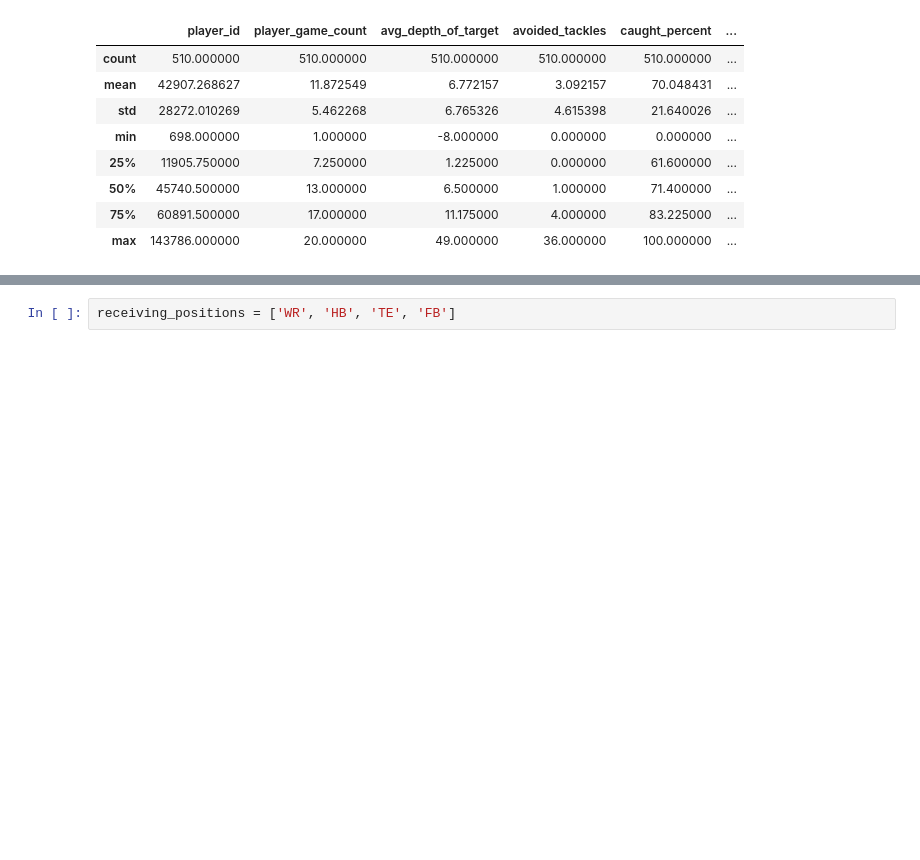
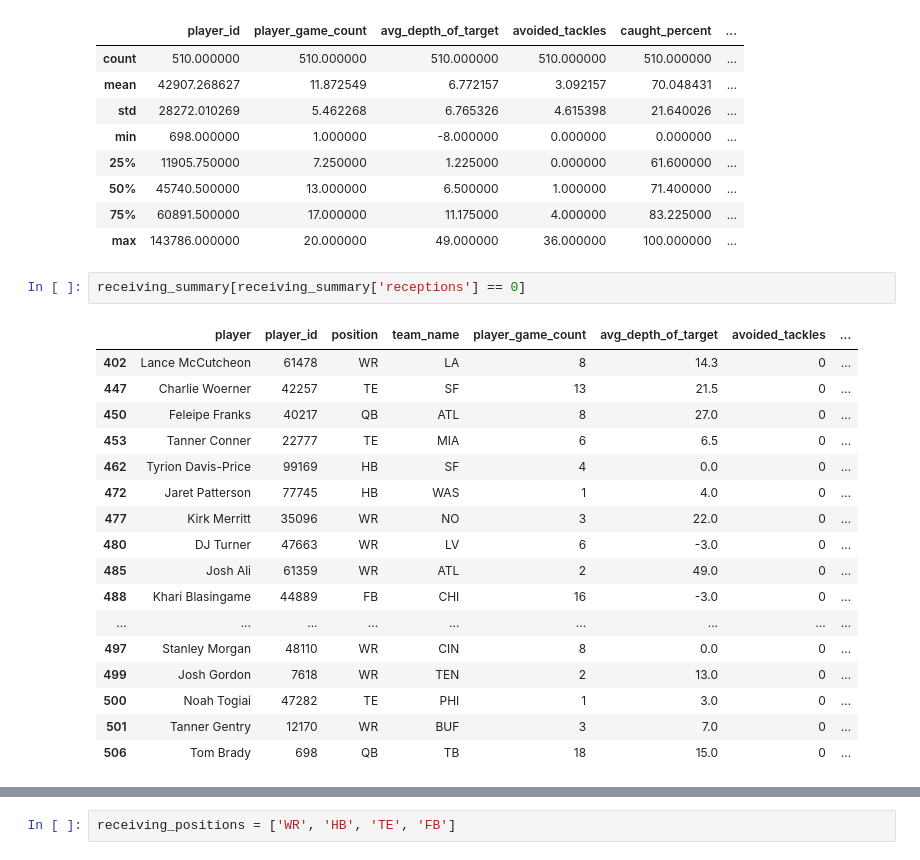
Before and after one commit to kchander92/NYCDSA-Data-Analysis-Project, a Jupyter notebook: Data Analysis Project Krishnan Chander.ipynb, the cells around one changed output, grey strips where cells are left out. Cells and saved outputs as stored; diff of their text form; blank space fills up the shorter version.

```diff
--- a/Data Analysis Project Krishnan Chander.ipynb
+++ b/Data Analysis Project Krishnan Chander.ipynb
@@ -31,3 +31,23 @@ receiving_summary.describe()
 | 50% | 45740.500000 | 13.000000 | 6.500000 | 1.000000 | 71.400000 | ... |
 | 75% | 60891.500000 | 17.000000 | 11.175000 | 4.000000 | 83.225000 | ... |
 | max | 143786.000000 | 20.000000 | 49.000000 | 36.000000 | 100.000000 | ... |
+# %%
+receiving_summary[receiving_summary['receptions'] == 0]
+# %% [output]
+|  | player | player_id | position | team_name | player_game_count | avg_depth_of_target | avoided_tackles | ... |
+| 402 | Lance McCutcheon | 61478 | WR | LA | 8 | 14.3 | 0 | ... |
+| 447 | Charlie Woerner | 42257 | TE | SF | 13 | 21.5 | 0 | ... |
+| 450 | Feleipe Franks | 40217 | QB | ATL | 8 | 27.0 | 0 | ... |
+| 453 | Tanner Conner | 22777 | TE | MIA | 6 | 6.5 | 0 | ... |
+| 462 | Tyrion Davis-Price | 99169 | HB | SF | 4 | 0.0 | 0 | ... |
+| 472 | Jaret Patterson | 77745 | HB | WAS | 1 | 4.0 | 0 | ... |
+| 477 | Kirk Merritt | 35096 | WR | NO | 3 | 22.0 | 0 | ... |
+| 480 | DJ Turner | 47663 | WR | LV | 6 | -3.0 | 0 | ... |
+| 485 | Josh Ali | 61359 | WR | ATL | 2 | 49.0 | 0 | ... |
+| 488 | Khari Blasingame | 44889 | FB | CHI | 16 | -3.0 | 0 | ... |
+| ... | ... | ... | ... | ... | ... | ... | ... | ... |
+| 497 | Stanley Morgan | 48110 | WR | CIN | 8 | 0.0 | 0 | ... |
+| 499 | Josh Gordon | 7618 | WR | TEN | 2 | 13.0 | 0 | ... |
+| 500 | Noah Togiai | 47282 | TE | PHI | 1 | 3.0 | 0 | ... |
+| 501 | Tanner Gentry | 12170 | WR | BUF | 3 | 7.0 | 0 | ... |
+| 506 | Tom Brady | 698 | QB | TB | 18 | 15.0 | 0 | ... |
```
Also changed, not shown: parts of 12 cells of this notebook.
